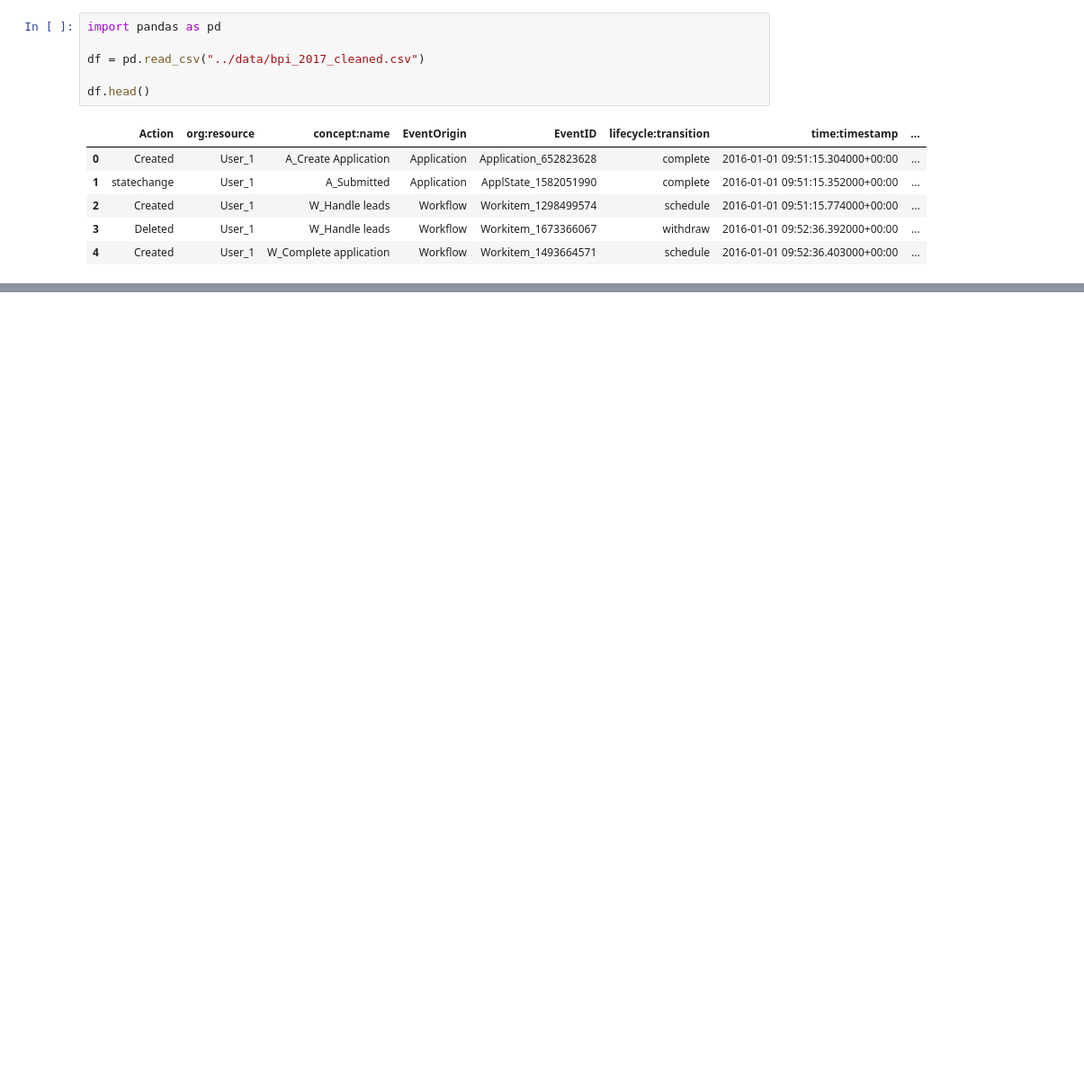
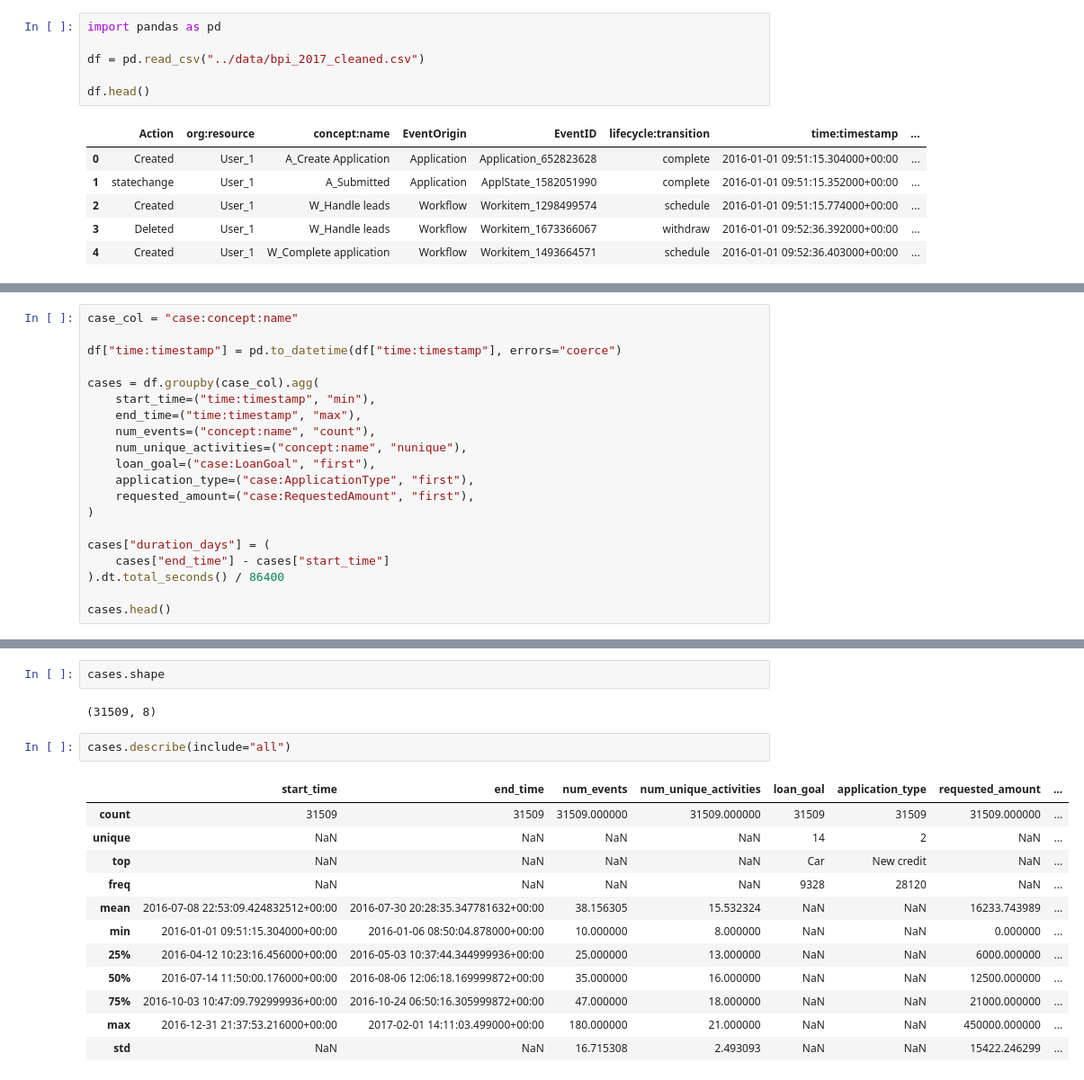
Before and after one commit to alfergal/ml-studio, a Jupyter notebook: ml/loanops/notebooks/01_eda.ipynb, the cells around one changed output, grey strips where cells are left out. Shown at 90% size. Saved outputs shown, nothing was run; the diff lists cells and outputs as text; blank space fills up the shorter version.

Commit message:
Create case-level dataset and delay prediction target

```diff
--- a/ml/loanops/notebooks/01_eda.ipynb
+++ b/ml/loanops/notebooks/01_eda.ipynb
@@ -17,0 +105,20 @@ NameError: name 'df' is not defined
+# %%
+case_col = "case:concept:name"
+
+df["time:timestamp"] = pd.to_datetime(df["time:timestamp"], errors="coerce")
+
+cases = df.groupby(case_col).agg(
+    start_time=("time:timestamp", "min"),
+    end_time=("time:timestamp", "max"),
+    num_events=("concept:name", "count"),
+    num_unique_activities=("concept:name", "nunique"),
+    loan_goal=("case:LoanGoal", "first"),
+    application_type=("case:ApplicationType", "first"),
+    requested_amount=("case:RequestedAmount", "first"),
+)
+
+cases["duration_days"] = (
+    cases["end_time"] - cases["start_time"]
+).dt.total_seconds() / 86400
+
+cases.head()
@@ -17,0 +133,19 @@ NameError: name 'df' is not defined
+# %%
+cases.shape
+# %% [output]
+(31509, 8)
+# %%
+cases.describe(include="all")
+# %% [output]
+|  | start_time | end_time | num_events | num_unique_activities | loan_goal | application_type | requested_amount | ... |
+| count | 31509 | 31509 | 31509.000000 | 31509.000000 | 31509 | 31509 | 31509.000000 | ... |
+| unique | NaN | NaN | NaN | NaN | 14 | 2 | NaN | ... |
+| top | NaN | NaN | NaN | NaN | Car | New credit | NaN | ... |
+| freq | NaN | NaN | NaN | NaN | 9328 | 28120 | NaN | ... |
+| mean | 2016-07-08 22:53:09.424832512+00:00 | 2016-07-30 20:28:35.347781632+00:00 | 38.156305 | 15.532324 | NaN | NaN | 16233.743989 | ... |
+| min | 2016-01-01 09:51:15.304000+00:00 | 2016-01-06 08:50:04.878000+00:00 | 10.000000 | 8.000000 | NaN | NaN | 0.000000 | ... |
+| 25% | 2016-04-12 10:23:16.456000+00:00 | 2016-05-03 10:37:44.344999936+00:00 | 25.000000 | 13.000000 | NaN | NaN | 6000.000000 | ... |
+| 50% | 2016-07-14 11:50:00.176000+00:00 | 2016-08-06 12:06:18.169999872+00:00 | 35.000000 | 16.000000 | NaN | NaN | 12500.000000 | ... |
+| 75% | 2016-10-03 10:47:09.792999936+00:00 | 2016-10-24 06:50:16.305999872+00:00 | 47.000000 | 18.000000 | NaN | NaN | 21000.000000 | ... |
+| max | 2016-12-31 21:37:53.216000+00:00 | 2017-02-01 14:11:03.499000+00:00 | 180.000000 | 21.000000 | NaN | NaN | 450000.000000 | ... |
+| std | NaN | NaN | 16.715308 | 2.493093 | NaN | NaN | 15422.246299 | ... |
```
Also changed, not shown: parts of 13 cells of this notebook.
